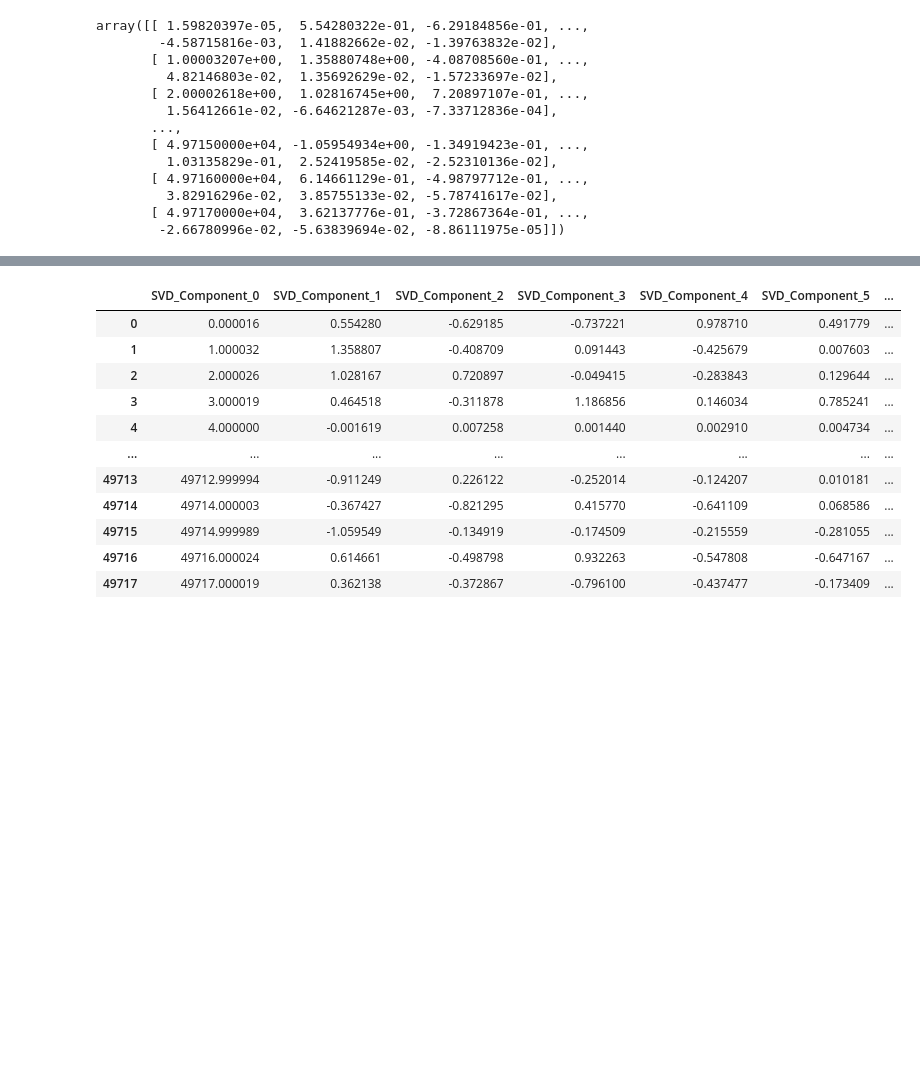
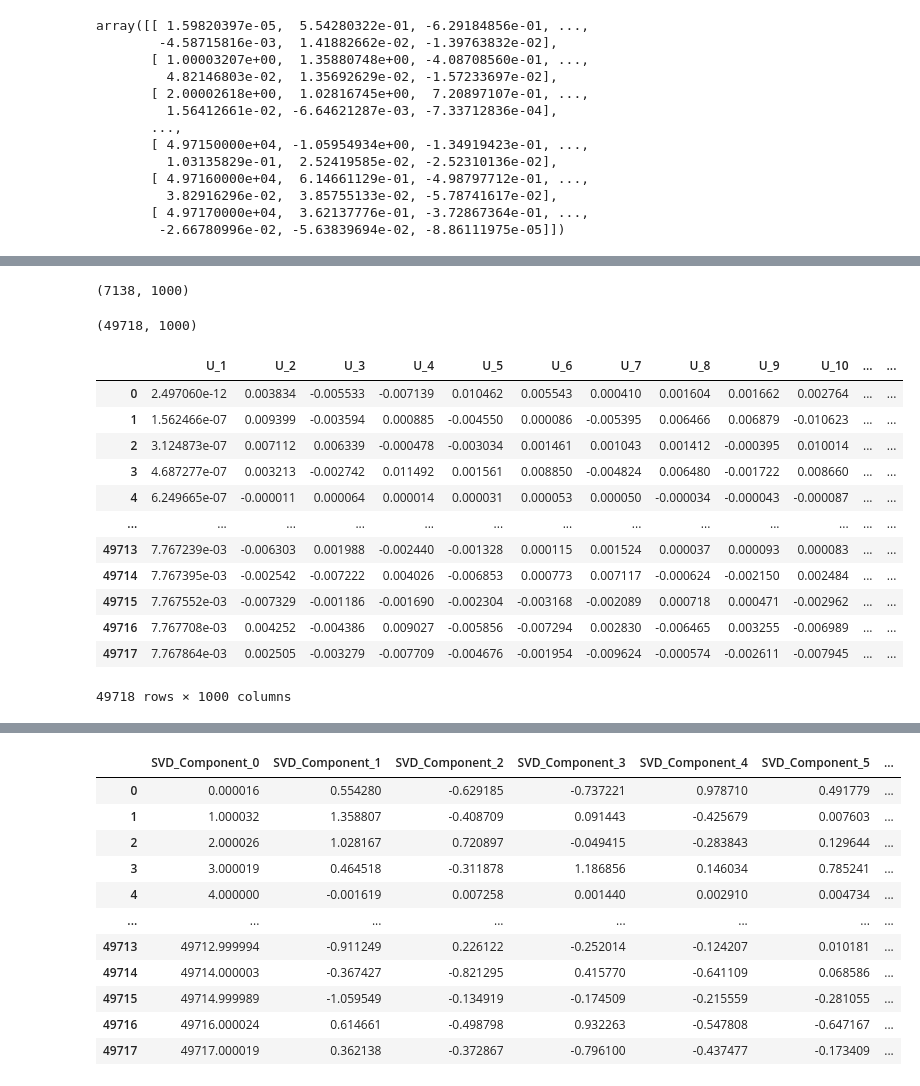
Before and after one commit to Pmalik24/Recipe_recsys, a Jupyter notebook: Code/SVD_Hamming_distance.ipynb, the cells around one changed output, grey strips where cells are left out. Cells and saved outputs as stored; diff of their text form; code cells hidden in the pictures; blank space fills up the shorter version.

```diff
--- a/Code/SVD_Hamming_distance.ipynb
+++ b/Code/SVD_Hamming_distance.ipynb
@@ -79,3 +91,15 @@ array([[ 1.59820397e-05,  5.54280322e-01, -6.29184856e-01, ...,
          3.82916296e-02,  3.85755133e-02, -5.78741617e-02],
        [ 4.97170000e+04,  3.62137776e-01, -3.72867364e-01, ...,
         -2.66780996e-02, -5.63839694e-02, -8.86111975e-05]])
+# %%
+
+# V^T is already provided correctly by the model
+Vt = truncated_svd.components_  # Shape (3, 5), this is V^T
+
+singular_values = truncated_svd.singular_values_
+
+# Calculating U
+U = X_reduced / singular_values[np.newaxis, :]  # Broadcasting singular_values
+
+# Calculating V
+V = Vt.T
@@ -81,0 +138,28 @@ array([[ 1.59820397e-05,  5.54280322e-01, -6.29184856e-01, ...,
+# %%
+V.shape
+# %% [output]
+(7138, 1000)
+# %%
+U.shape
+# %% [output]
+(49718, 1000)
+# %%
+# Convert U and V matrix to dataframes
+U_df = pd.DataFrame(U, columns=[f'U_{i+1}' for i in range(1000)])
+V_df = pd.DataFrame(V, columns=[f'V_{i+1}' for i in range(1000)])
+# %%
+U_df
+# %% [output]
+|  | U_1 | U_2 | U_3 | U_4 | U_5 | U_6 | U_7 | U_8 | U_9 | U_10 | ... | ... |
+| 0 | 2.497060e-12 | 0.003834 | -0.005533 | -0.007139 | 0.010462 | 0.005543 | 0.000410 | 0.001604 | 0.001662 | 0.002764 | ... | ... |
+| 1 | 1.562466e-07 | 0.009399 | -0.003594 | 0.000885 | -0.004550 | 0.000086 | -0.005395 | 0.006466 | 0.006879 | -0.010623 | ... | ... |
+| 2 | 3.124873e-07 | 0.007112 | 0.006339 | -0.000478 | -0.003034 | 0.001461 | 0.001043 | 0.001412 | -0.000395 | 0.010014 | ... | ... |
+| 3 | 4.687277e-07 | 0.003213 | -0.002742 | 0.011492 | 0.001561 | 0.008850 | -0.004824 | 0.006480 | -0.001722 | 0.008660 | ... | ... |
+| 4 | 6.249665e-07 | -0.000011 | 0.000064 | 0.000014 | 0.000031 | 0.000053 | 0.000050 | -0.000034 | -0.000043 | -0.000087 | ... | ... |
+| ... | ... | ... | ... | ... | ... | ... | ... | ... | ... | ... | ... | ... |
+| 49713 | 7.767239e-03 | -0.006303 | 0.001988 | -0.002440 | -0.001328 | 0.000115 | 0.001524 | 0.000037 | 0.000093 | 0.000083 | ... | ... |
+| 49714 | 7.767395e-03 | -0.002542 | -0.007222 | 0.004026 | -0.006853 | 0.000773 | 0.007117 | -0.000624 | -0.002150 | 0.002484 | ... | ... |
+| 49715 | 7.767552e-03 | -0.007329 | -0.001186 | -0.001690 | -0.002304 | -0.003168 | -0.002089 | 0.000718 | 0.000471 | -0.002962 | ... | ... |
+| 49716 | 7.767708e-03 | 0.004252 | -0.004386 | 0.009027 | -0.005856 | -0.007294 | 0.002830 | -0.006465 | 0.003255 | -0.006989 | ... | ... |
+| 49717 | 7.767864e-03 | 0.002505 | -0.003279 | -0.007709 | -0.004676 | -0.001954 | -0.009624 | -0.000574 | -0.002611 | -0.007945 | ... | ... |
+49718 rows × 1000 columns
```
Also changed, not shown: parts of 5 cells of this notebook, 1 other file.
